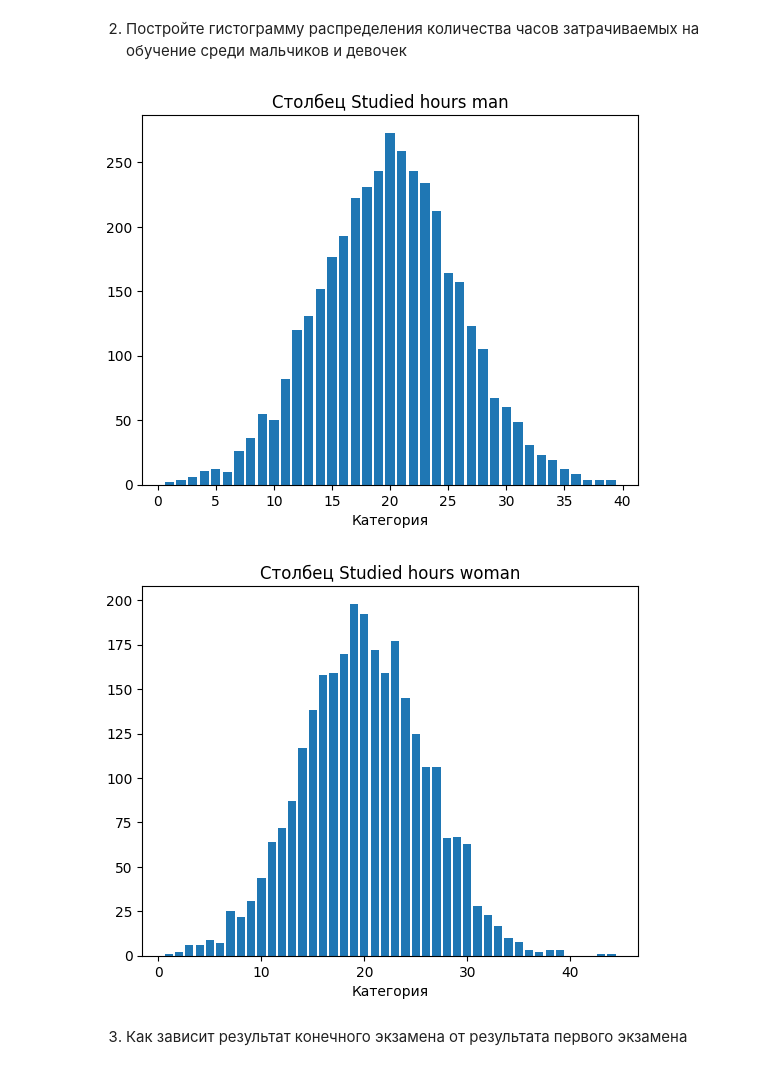
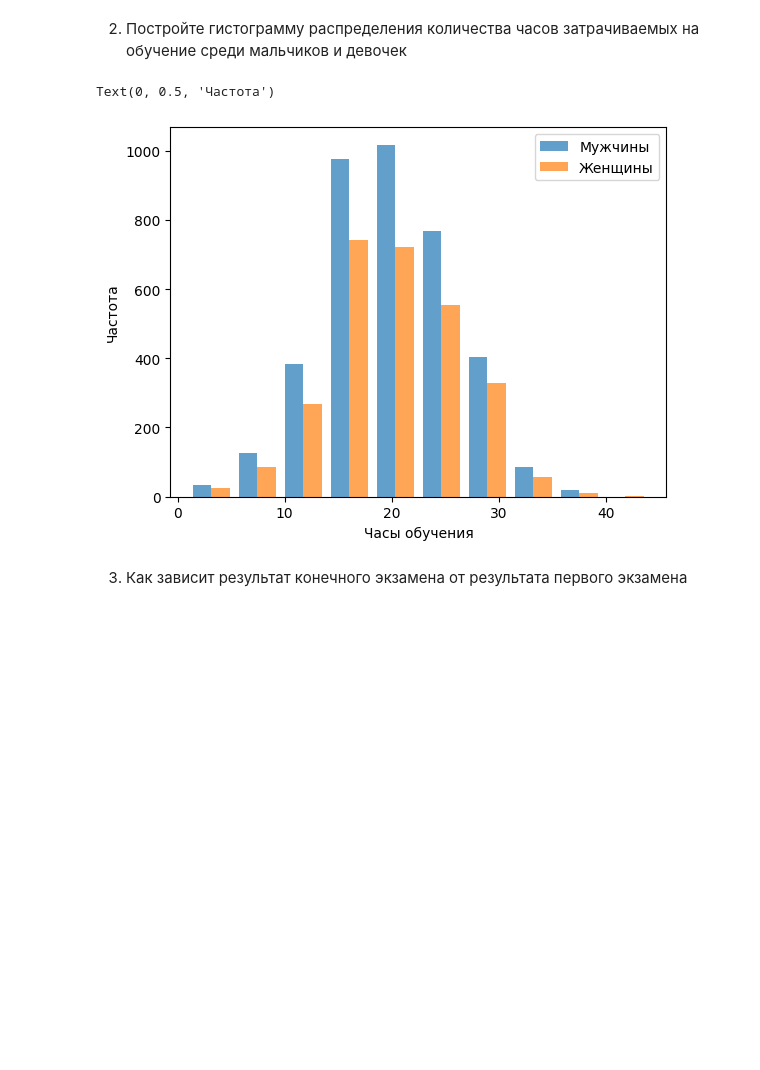
Before and after one commit to anxiousss/ML, a Jupyter notebook: hw1/Lab1-6.ipynb, the cells around one changed output. Drawn from its saved outputs; the diff is of its cells as text; code cells hidden in the pictures; blank space fills up the shorter version.

```diff
--- a/hw1/Lab1-6.ipynb
+++ b/hw1/Lab1-6.ipynb
@@ -276,19 +287,14 @@ plt.show()
 # %%
 man_hours = df[df["Gender"] == "Male"]["Hours_Studied"]
 female_hours = df[df["Gender"] == "Female"]["Hours_Studied"]
 
-plt.bar(man_hours.value_counts().index, man_hours.value_counts().values,)
-plt.title('Столбец Studied hours man')
-plt.xlabel('Категория')
-plt.show()
-
-plt.bar(female_hours.value_counts().index, female_hours.value_counts().values,)
-plt.title('Столбец Studied hours woman')
-plt.xlabel('Категория')
-plt.show()
+plt.hist([man_hours, female_hours], bins=10, label=['Мужчины', 'Женщины'], alpha=0.7)
+plt.legend()
+plt.xlabel('Часы обучения')
+plt.ylabel('Частота')
 # %% [output]
+Text(0, 0.5, 'Частота')
-[figure, old version]
+[figure, new version]
-[figure, removed]
 # %% [markdown]
 3. Как зависит результат конечного экзамена от результата первого экзамена
 # %%
```
Also changed, not shown: parts of 20 cells of this notebook.
